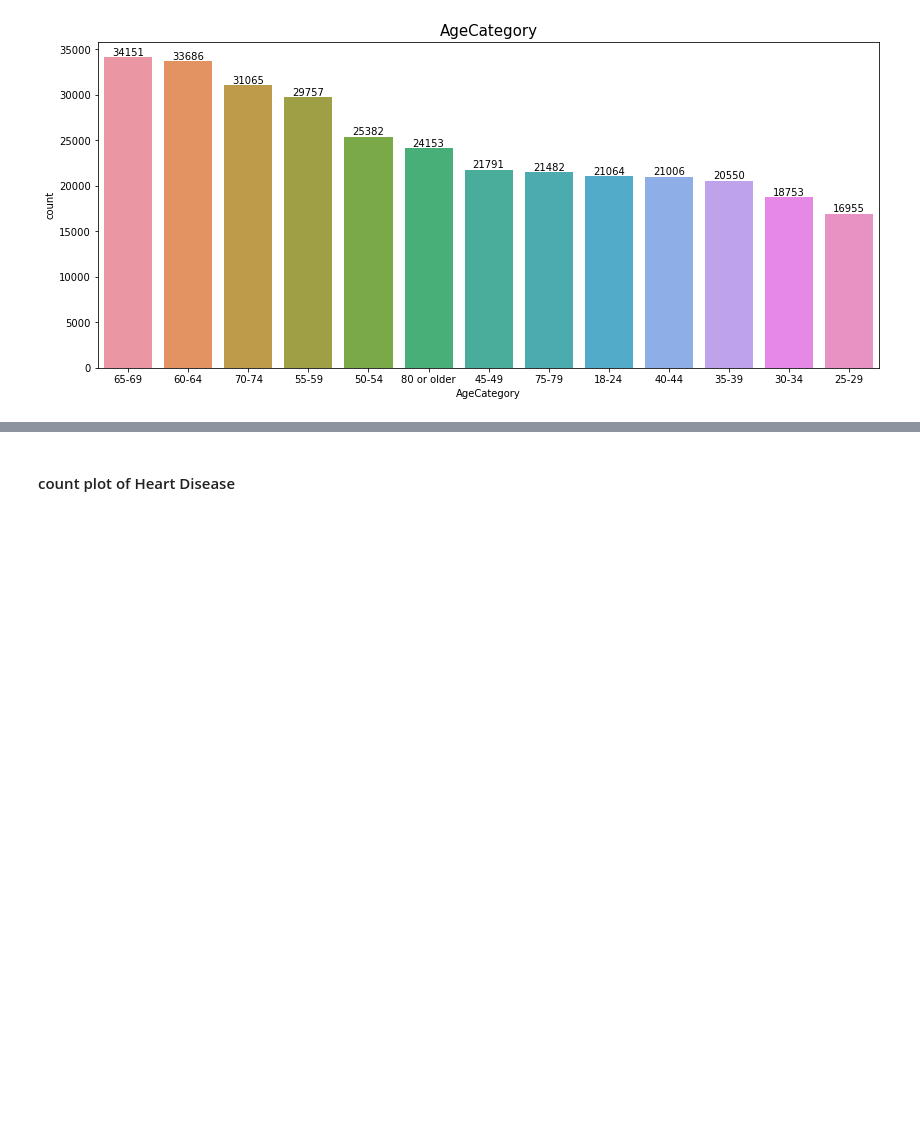
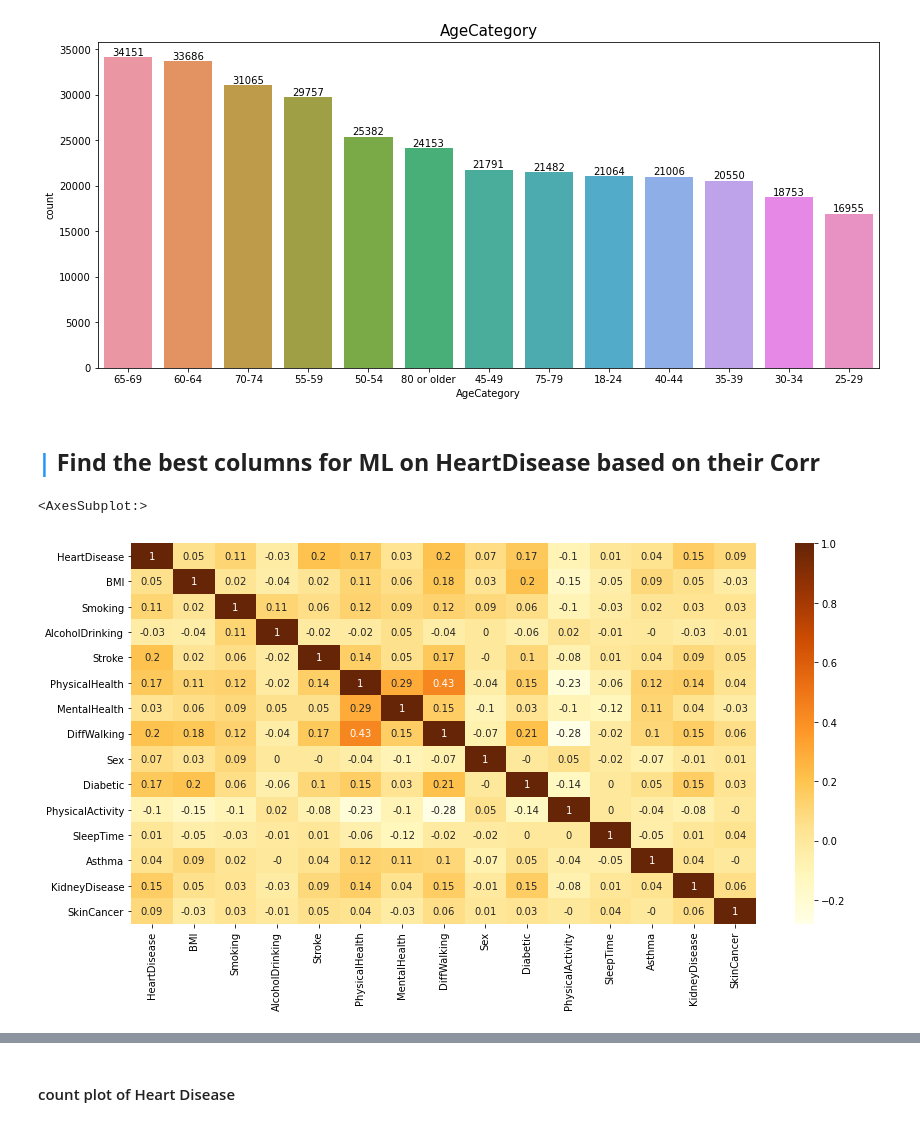
Before and after one commit to idanwork22/john_bryce_all, a Jupyter notebook: ML project/Idan_Chen_project.ipynb, the cells around one changed output, grey strips where cells are left out. Cells and saved outputs as stored; diff of their text form; code cells hidden in the pictures; blank space fills up the shorter version.

```diff
--- a/ML project/Idan_Chen_project.ipynb
+++ b/ML project/Idan_Chen_project.ipynb
@@ -95,3 +133,12 @@ def create_count_plot(x_size,y_size, df, column_name):
 create_count_plot(x_size= 14, y_size = 6,df=df, column_name="AgeCategory")
 # %% [output]
 [figure]
+# %% [markdown]
+## <b><span style='color:#0386f7de'>|</span> Find the best columns for ML on HeartDisease based on their Corr <a class="anchor" id="corr"></a></b>
+# %%
+correlation = df.corr().round(2)
+plt.figure(figsize = (14,7))
+sns.heatmap(correlation, annot = True, cmap = 'YlOrBr')
+# %% [output]
+<AxesSubplot:>
+[figure, added]
```
Also changed, not shown: parts of 54 cells of this notebook, 1 other file.
